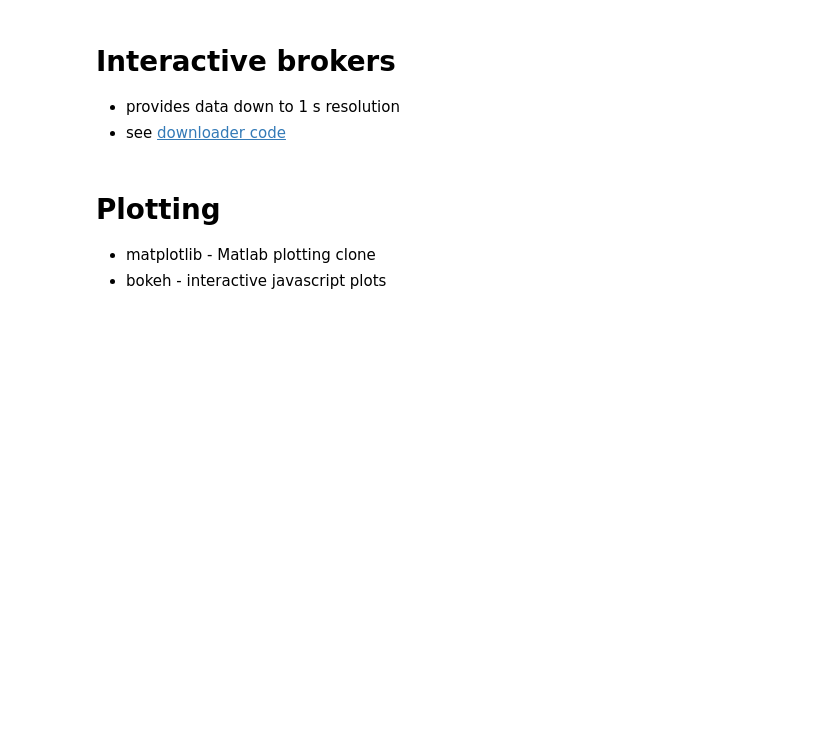
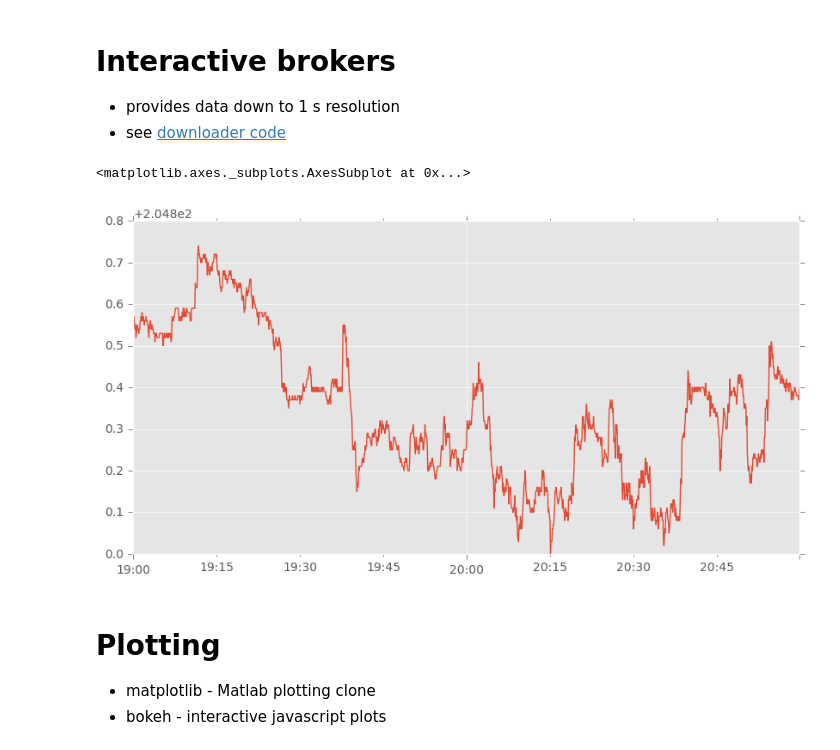
Before and after one commit to sjev/talks, a Jupyter notebook: pythonMeetupDec16/slides.ipynb, the cells around one changed output. Drawn from its saved outputs; the diff is of its cells as text; code cells hidden in the pictures; blank space fills up the shorter version.

```diff
--- a/pythonMeetupDec16/slides.ipynb
+++ b/pythonMeetupDec16/slides.ipynb
@@ -131,6 +123,13 @@ Downloading data:
 
 * provides data down to 1 s resolution
 * see [downloader code]( https://github.com/sjev/trading-with-python/blob/master/tools/getHistData/getData.py)
+# %%
+# plot 5-sec data
+price = pd.DataFrame.from_csv('data/SPY_20160411205955.csv')
+price.close.plot()
+# %% [output]
+<matplotlib.axes._subplots.AxesSubplot at 0x...>
+[figure, added]
 # %% [markdown]
 # Plotting
 
```
Also changed, not shown: parts of 7 cells of this notebook, 1 other file.
